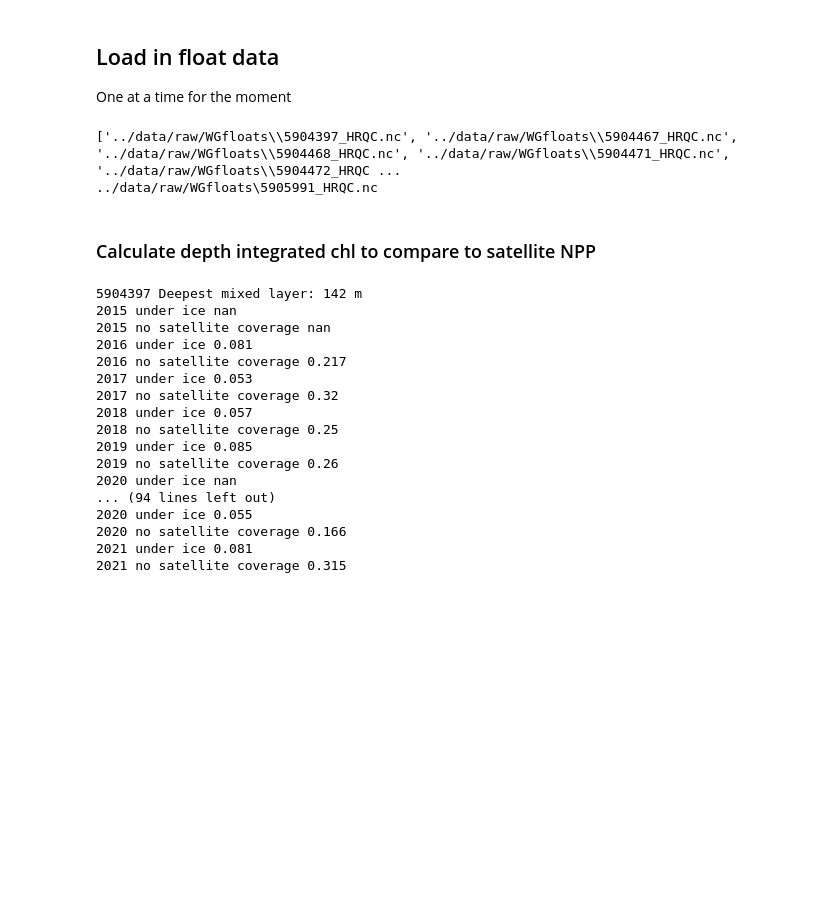
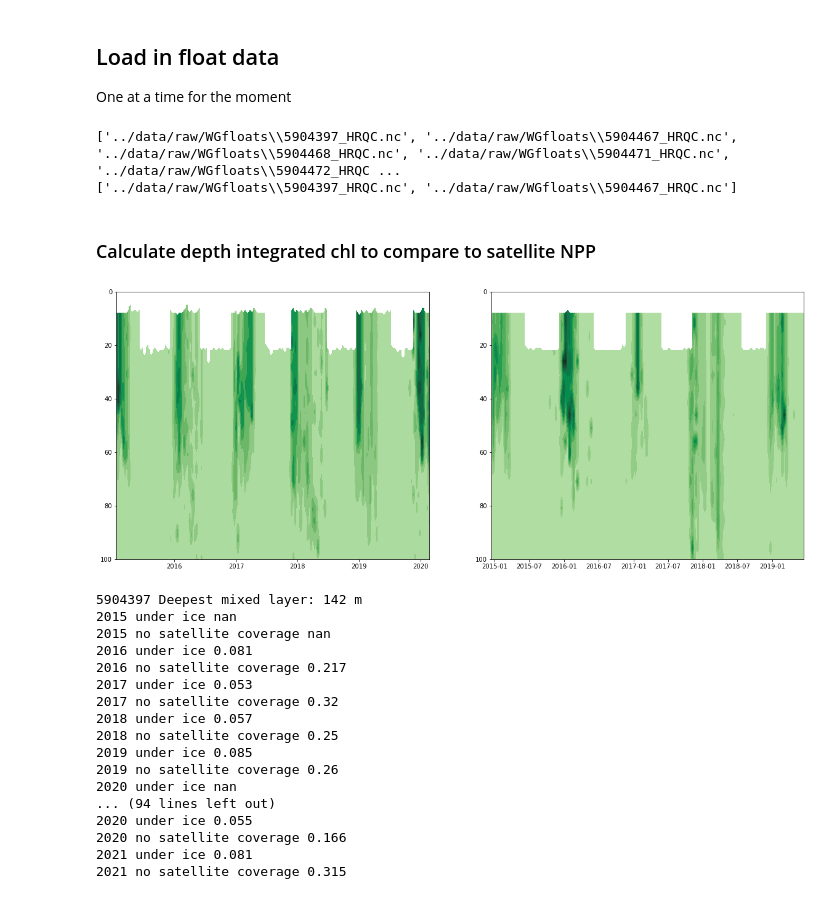
Before and after one commit to ClaraCDouglas/net_community_production, a Jupyter notebook: notebooks/Satellite_float_Matchup.ipynb, the cells around one changed output. Cells and saved outputs as stored; diff of their text form; code cells hidden in the pictures; blank space fills up the shorter version.

Commit message:
Code for individual floats tested for correlation stats. Also code for reading FLOAT variable into a structure

```diff
--- a/notebooks/Satellite_float_Matchup.ipynb
+++ b/notebooks/Satellite_float_Matchup.ipynb
@@ -311,17 +312,41 @@ file_folder = "../data/raw/WGfloats/" # specify directory relative to location o
 ###    For all floats:
 files = sorted(glob.glob(file_folder+"/*.nc"))
 print(files)
-files1=files[5]
+files1=files[0:2]
 print(files1)
 # %% [output]
 ['../data/raw/WGfloats\\5904397_HRQC.nc', '../data/raw/WGfloats\\5904467_HRQC.nc', '../data/raw/WGfloats\\5904468_HRQC.nc', '../data/raw/WGfloats\\5904471_HRQC.nc', '../data/raw/WGfloats\\5904472_HRQC ...
-../data/raw/WGfloats\5905991_HRQC.nc
+['../data/raw/WGfloats\\5904397_HRQC.nc', '../data/raw/WGfloats\\5904467_HRQC.nc']
 # %% [markdown]
 ### Calculate depth integrated chl to compare to satellite NPP
 # %%
 import warnings
 warnings.filterwarnings('ignore')
 # because next cell has warnings for each iteration -- ask someone about them in future
+# %%
+# READ FLOAT FUNCTION INTO A VARIABLE TO KEEP ALL FLOAT RAW DATA HANDY:
+All = {}
+for f in files1: #[files1]: #files: #[files[5]]:
+    FLOAT = grids_one_buoy(f,display_info = False, DO_ml_crit = 2.5, clear_short = True,dz=1) #load in float data
+    All[FLOAT.gr["WMO_code"]] = {}
+    All[FLOAT.gr["WMO_code"]]['FLOAT']=FLOAT
+print(All['5904397']['FLOAT'].gr["WMO_code"])
+# %%
+plt.figure(figsize=(20, 8))
+plt.subplots_adjust(hspace=0.5)
+#plt.suptitle("Float Integrated Chl vs Satellite [Chl] at closest pixel and time per profile", fontsize=18, y=0.95)
+
+for n,f in enumerate(['5904397','5904467']): #[files1]: #files: #[files[5]]:
+    # loop through the length of tickers and keep track of index
+    # add a new subplot iteratively
+    ax = plt.subplot(1,2,n+1)#(1,1,n+1)#(3, 4, n + 1)
+    #plt.title(FLOAT.gr["WMO_code"])
+    cfT=ax.contourf(All[f]['FLOAT'].gr["date_dt"],All[f]['FLOAT'].gr["depth"][0:320],All[f]['FLOAT'].gr["Chl_a"][0:320],10, cmap = cmocean.cm.algae)
+    ax.set_ylim(0,100)
+    plt.gca().invert_yaxis()
+    cb = fig.colorbar(cfT)
+# %% [output]
+[figure, added]
 # %%
 #make structure for floats
 AllFloats = {}
```
Also changed, not shown: parts of 51 cells of this notebook.
